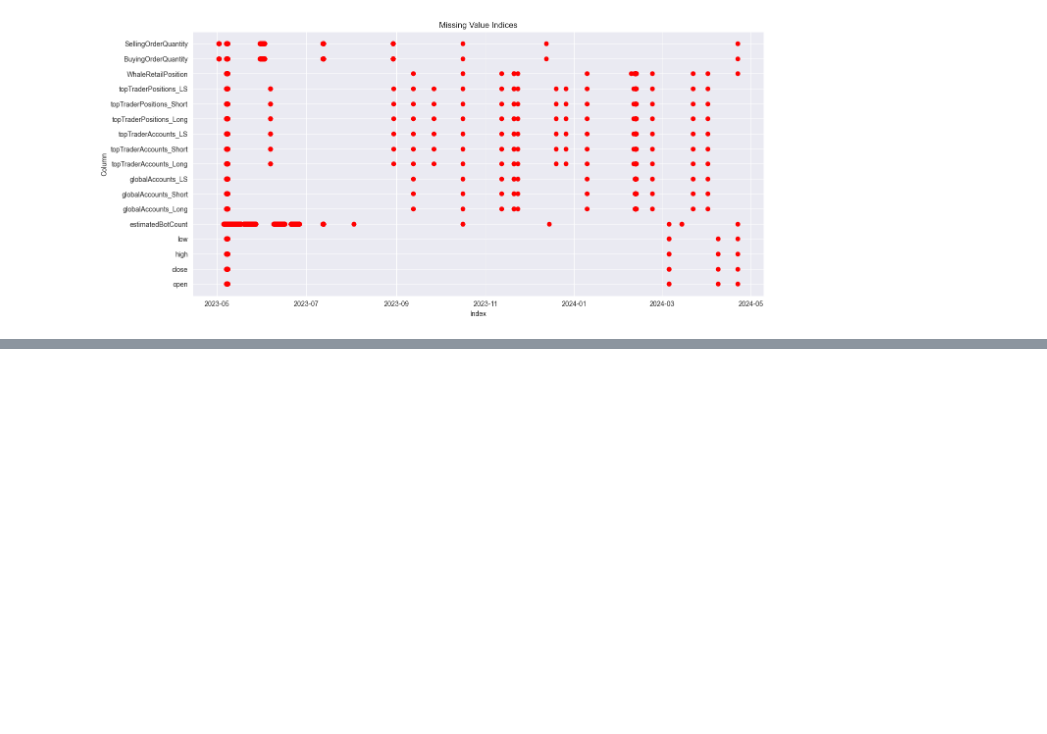
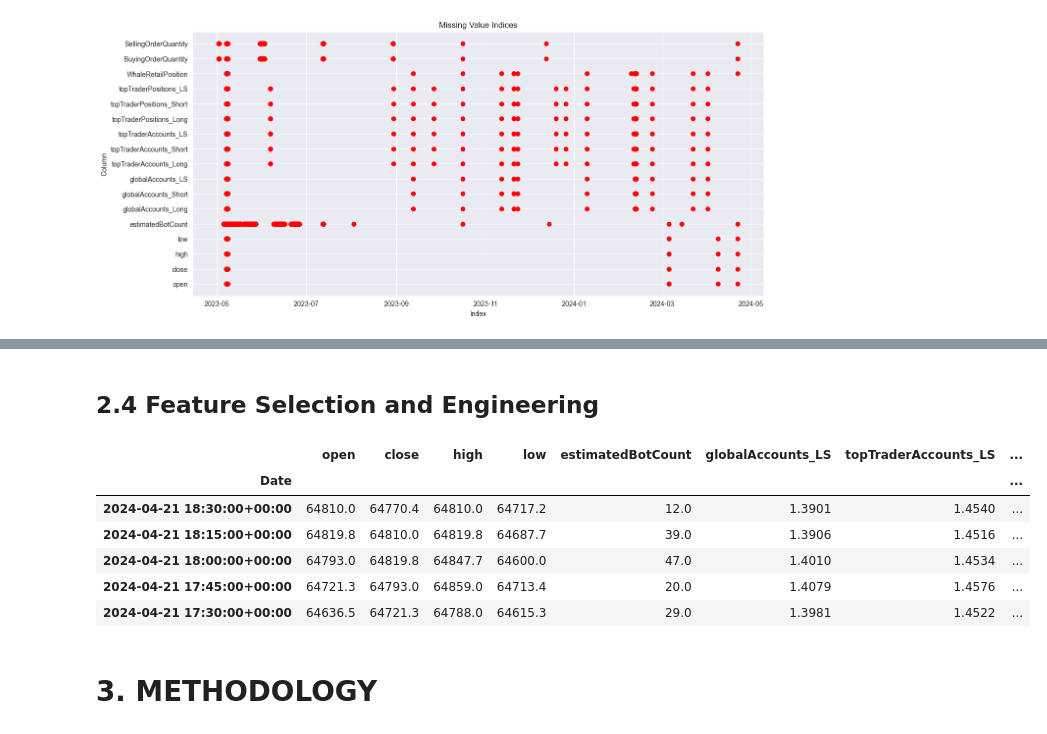
Before and after one commit to emrecobann/SurfingBTCWaves, a Jupyter notebook: SurfingBTC.ipynb, the cells around one changed output, grey strips where cells are left out. Drawn from its saved outputs; the diff is of its cells as text; code cells hidden in the pictures; blank space fills up the shorter version.

```diff
--- a/SurfingBTC.ipynb
+++ b/SurfingBTC.ipynb
@@ -295,0 +257,20 @@ plot_boxplots(files, intervals)
+# %% [markdown]
+## 2.4 Feature Selection and Engineering
+# %%
+# Drop the features that have LS feature which represent the Long-Short ratio
+bitcoin_df.drop(columns=["globalAccounts_Long", "globalAccounts_Short",
+                         "topTraderAccounts_Long", "topTraderAccounts_Short",
+                         "topTraderPositions_Long", "topTraderPositions_Short"], inplace=True)
+
+# Check first 5 row of feature selected dataframe
+display(bitcoin_df.head())
+# %% [output]
+|  | open | close | high | low | estimatedBotCount | globalAccounts_LS | topTraderAccounts_LS | ... |
+| Date |  |  |  |  |  |  |  | ... |
+| 2024-04-21 18:30:00+00:00 | 64810.0 | 64770.4 | 64810.0 | 64717.2 | 12.0 | 1.3901 | 1.4540 | ... |
+| 2024-04-21 18:15:00+00:00 | 64819.8 | 64810.0 | 64819.8 | 64687.7 | 39.0 | 1.3906 | 1.4516 | ... |
+| 2024-04-21 18:00:00+00:00 | 64793.0 | 64819.8 | 64847.7 | 64600.0 | 47.0 | 1.4010 | 1.4534 | ... |
+| 2024-04-21 17:45:00+00:00 | 64721.3 | 64793.0 | 64859.0 | 64713.4 | 20.0 | 1.4079 | 1.4576 | ... |
+| 2024-04-21 17:30:00+00:00 | 64636.5 | 64721.3 | 64788.0 | 64615.3 | 29.0 | 1.3981 | 1.4522 | ... |
+# %% [markdown]
+# 3. METHODOLOGY
```
Also changed, not shown: parts of 17 cells of this notebook.
